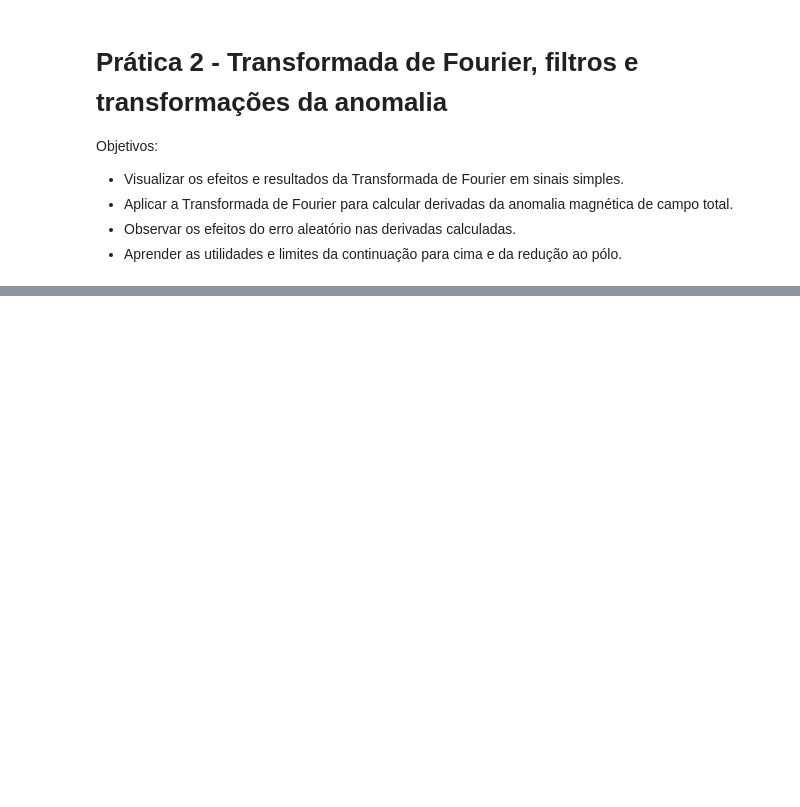
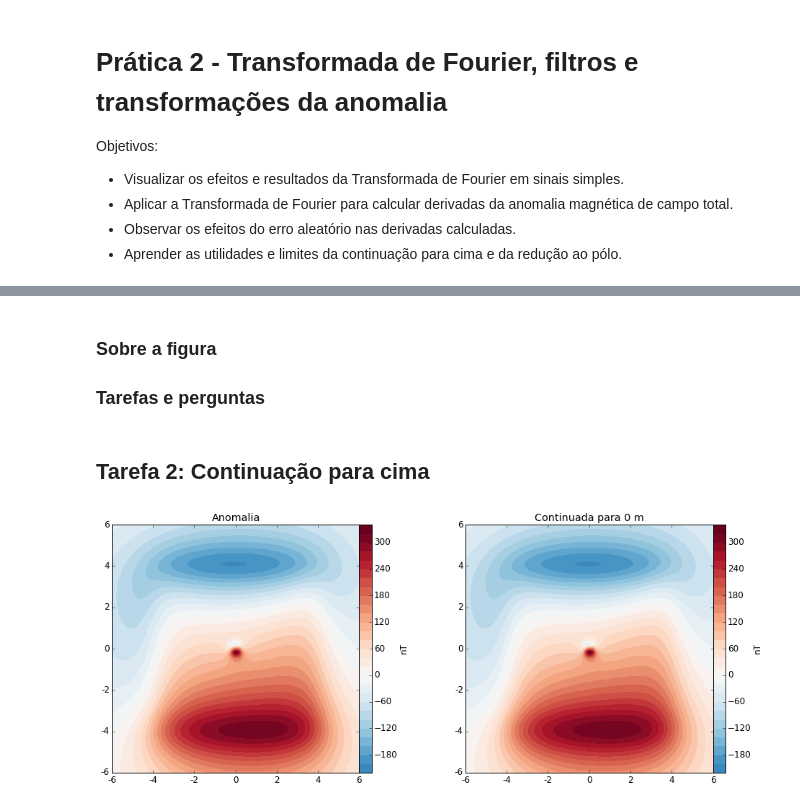
Before and after one commit to leouieda/geofisica1, a Jupyter notebook: lessons/magnetometria/pratica2.ipynb, the cells around one changed output, grey strips where cells are left out. Cells and saved outputs as stored; diff of their text form; code cells hidden in the pictures; blank space fills up the shorter version.

```diff
--- a/lessons/magnetometria/pratica2.ipynb
+++ b/lessons/magnetometria/pratica2.ipynb
@@ -19,8 +19,11 @@ Objetivos:
 # %%
 %matplotlib inline
 from __future__ import division
-from IPython.html.widgets import interact, fixed
+from IPython.html import widgets
 import numpy as np
-from matplotlib import pyplot as plt
-plt.rc('lines', linewidth=2)
-plt.rc('font', size=14)
+from fatiando.gravmag import prism, fourier
+from fatiando import utils, gridder, mesher
+from fatiando.vis import mpl
+import fatiando
+mpl.rc('lines', linewidth=2)
+mpl.rc('font', size=12)
@@ -73,0 +70,37 @@ def dois_senos(freq1, amp1, freq2, amp2):
+# %% [markdown]
+### Sobre a figura
+
+### Tarefas e perguntas
+# %% [markdown]
+## Tarefa 2: Continuação para cima
+# %%
+shape = (100, 100)
+x, y, z = gridder.regular((-6000, 6000, -6000, 6000), shape, z=0)
+modelo = [mesher.Prism(-200, 200, -200, 200, 100, 500),
+          mesher.Prism(-4000, 4000, -4000, 4000, 1000, 5000)]
+inc, dec = 45, -10
+mag = utils.ang2vec(1, inc, dec)
+modelo[0].props['magnetization'] = 1*mag
+modelo[1].props['magnetization'] = 1*mag
+def continuacao(altitude, erro):
+    cubo_area = modelo[0].get_bounds()[:4][::-1]
+    tf = prism.tf(x, y, z, modelo, inc, dec)
+    if erro > 0:
+        tf = utils.contaminate(tf, erro, seed=0)
+    cont = fourier.upcontinue(x, y, tf, shape, altitude)
+    fig, axes = mpl.subplots(1, 2, figsize=(14, 5.5))
+    for ax, data, title in zip(axes.ravel(), [tf, cont], ['Anomalia', 'Continuada para {:.0f} m'.format(altitude)]):
+        ax.set_aspect('equal')
+        mpl.sca(ax)
+        mpl.title(title)
+        #mpl.square(cubo_area)
+        scale = np.abs([data.min(), data.max()]).max()
+        mpl.contourf(y, x, data, shape, 30, cmap=mpl.cm.RdBu_r, vmin=-scale, vmax=scale)
+        mpl.colorbar(pad=0).set_label('nT')
+        mpl.m2km()
+    mpl.tight_layout(h_pad=0, w_pad=0)
+widgets.interactive(continuacao,
+                    altitude=widgets.FloatSliderWidget(min=0, max=1000, step=50, value=0),
+                    erro=widgets.FloatSliderWidget(min=0, max=20, step=1, value=0))
+# %% [output]
+[figure, added]
```
Also changed, not shown: parts of 10 cells of this notebook.
